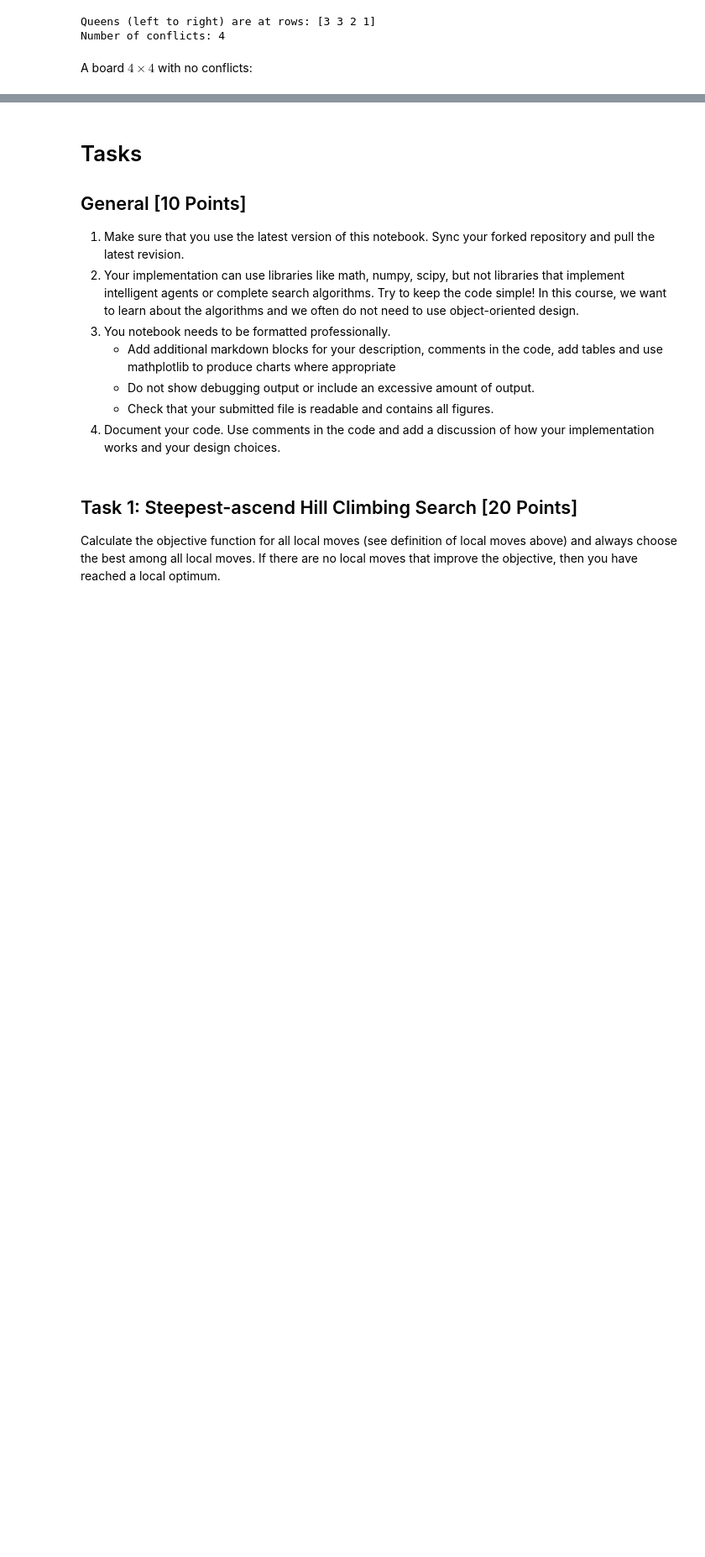
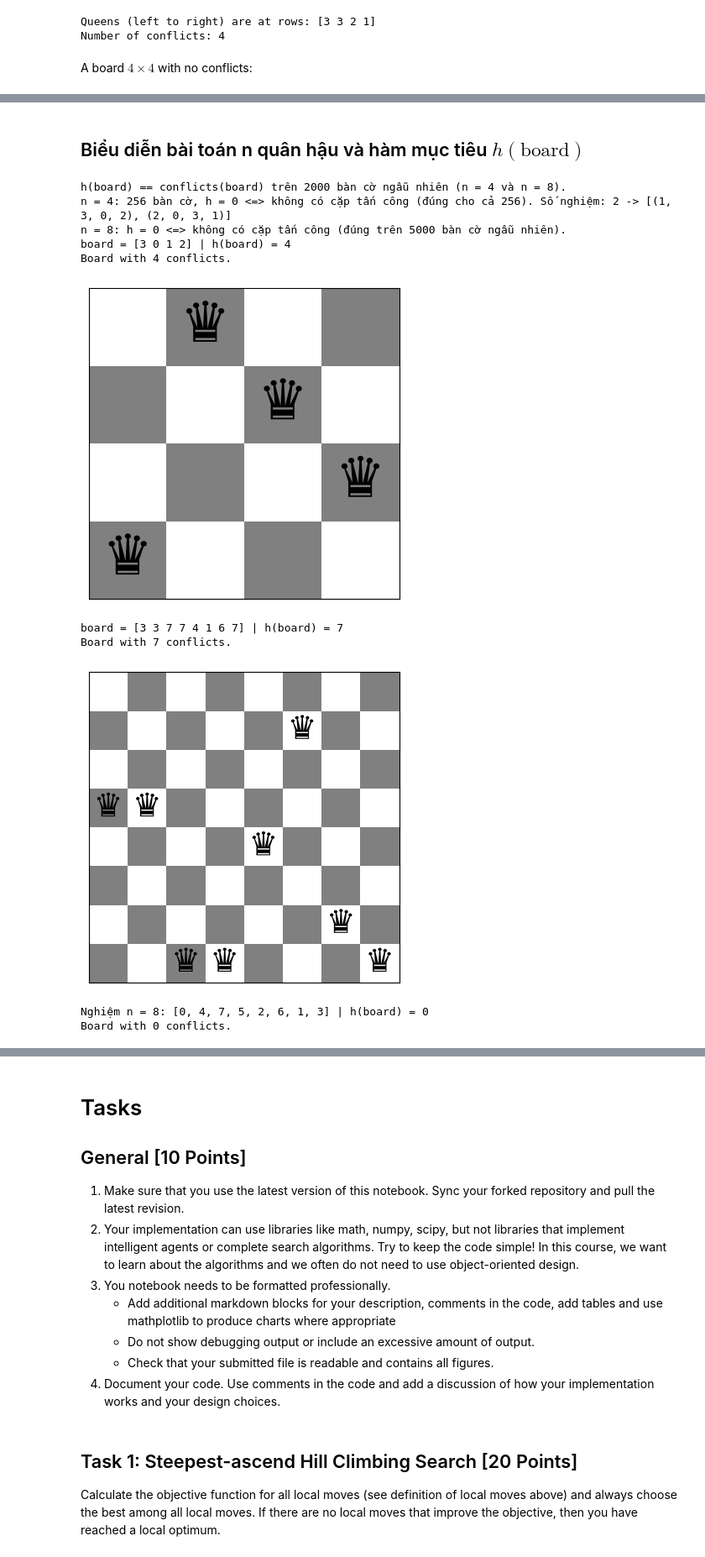
Before and after one commit to Huyyy23/SGU-TriTueNhanTaoNangCao, a Jupyter notebook: lab04 - csp/n_queens.ipynb, the cells around one changed output, grey strips where cells are left out. Shown at 84% size. Saved outputs shown, nothing was run; the diff lists cells and outputs as text; code cells hidden in the pictures; blank space fills up the shorter version.

```diff
--- a/lab04 - csp/n_queens.ipynb
+++ b/lab04 - csp/n_queens.ipynb
@@ -137,0 +147,59 @@ Board with 0 conflicts.
+# %% [markdown]
+## Biểu diễn bài toán n quân hậu và hàm mục tiêu $h(\text{board})$
+# %%
+import itertools
+
+def h(board):
+    """h(board) = số cặp quân hậu cùng hàng hoặc cùng đường chéo (đếm trực tiếp từng cặp, O(n^2))."""
+    n = len(board)
+    cnt = 0
+    for i in range(n):
+        for j in range(i + 1, n):
+            if board[i] == board[j] or abs(int(board[i]) - int(board[j])) == j - i:
+                cnt += 1
+    return cnt
+
+def has_attacking_pair(board):
+    """Kiểm tra độc lập theo hình học bàn cờ: toạ độ (cột, hàng); tấn công nếu cùng hàng hoặc |dx| = |dy|."""
+    pos = [(c, int(r)) for c, r in enumerate(board)]
+    return any(r1 == r2 or abs(c1 - c2) == abs(r1 - r2)
+               for (c1, r1), (c2, r2) in itertools.combinations(pos, 2))
+
+# 1) h trùng với conflicts() có sẵn trên nhiều bàn cờ ngẫu nhiên
+np.random.seed(5)
+for n in (4, 8):
+    for _ in range(1000):
+        b = random_board(n)
+        assert h(b) == conflicts(b)
+print("h(board) == conflicts(board) trên 2000 bàn cờ ngẫu nhiên (n = 4 và n = 8).")
+
+# 2) n = 4: duyệt VÉT CẠN cả 4^4 = 256 bàn cờ để kiểm tra  h = 0  <=>  không có cặp nào tấn công nhau
+all4 = list(itertools.product(range(4), repeat=4))
+assert all((h(b) == 0) == (not has_attacking_pair(b)) for b in all4)
+sols4 = [b for b in all4 if h(b) == 0]
+print(f"n = 4: {len(all4)} bàn cờ, h = 0 <=> không có cặp tấn công (đúng cho cả 256). Số nghiệm: {len(sols4)} -> {sols4}")
+
+# 3) n = 8: kiểm tra trên 5000 bàn cờ ngẫu nhiên (không vét cạn: 8^8 = 16.7 triệu)
+assert all((h(b) == 0) == (not has_attacking_pair(b)) for b in (random_board(8) for _ in range(5000)))
+print("n = 8: h = 0 <=> không có cặp tấn công (đúng trên 5000 bàn cờ ngẫu nhiên).")
+
+# 4) Hiển thị: bàn cờ ngẫu nhiên n = 4 và n = 8 kèm h, và một nghiệm n = 8
+np.random.seed(7)
+for b in (random_board(4), random_board(8)):
+    print("board =", b, "| h(board) =", h(b))
+    show_board(b, fontsize=48 if len(b) == 4 else 28)
+sol8 = [0, 4, 7, 5, 2, 6, 1, 3]
+print("Nghiệm n = 8:", sol8, "| h(board) =", h(sol8))
+show_board(sol8, fontsize=28)
+# %% [output]
+h(board) == conflicts(board) trên 2000 bàn cờ ngẫu nhiên (n = 4 và n = 8).
+n = 4: 256 bàn cờ, h = 0 <=> không có cặp tấn công (đúng cho cả 256). Số nghiệm: 2 -> [(1, 3, 0, 2), (2, 0, 3, 1)]
+n = 8: h = 0 <=> không có cặp tấn công (đúng trên 5000 bàn cờ ngẫu nhiên).
+board = [3 0 1 2] | h(board) = 4
+Board with 4 conflicts.
+[figure, added]
+board = [3 3 7 7 4 1 6 7] | h(board) = 7
+Board with 7 conflicts.
+[figure, added]
+Nghiệm n = 8: [0, 4, 7, 5, 2, 6, 1, 3] | h(board) = 0
+Board with 0 conflicts.
```
Also changed, not shown: parts of 19 cells of this notebook, 1 other file.
